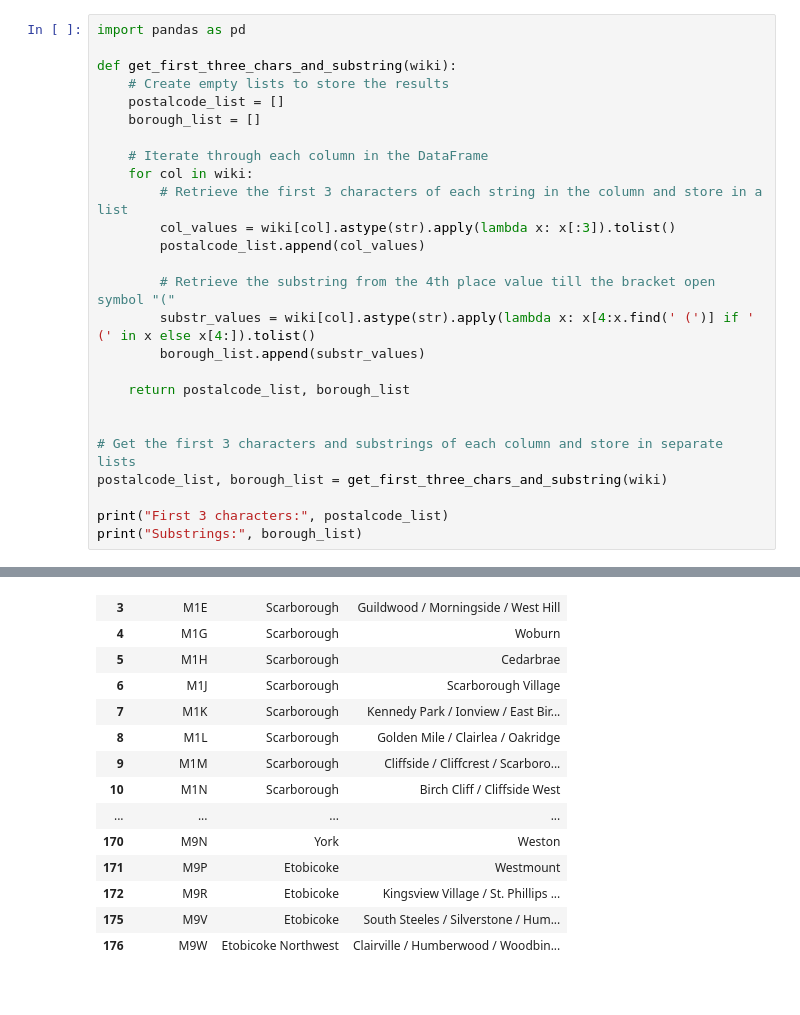
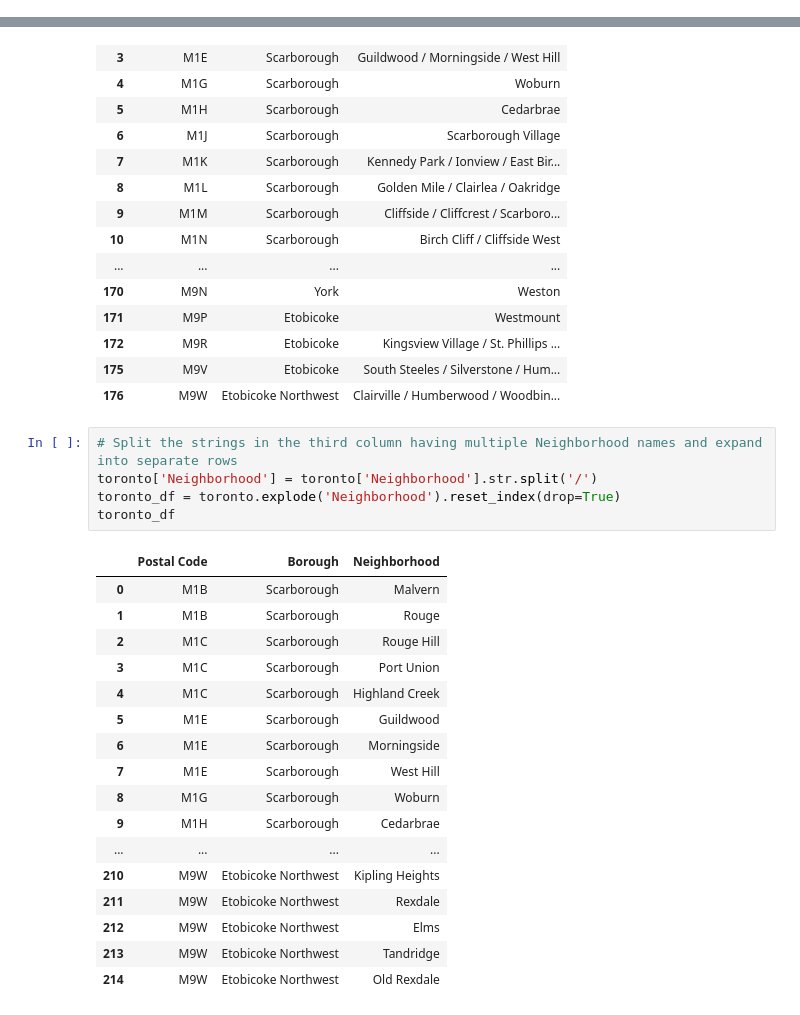
Before and after one commit to Dhruvi267/Market_segment, a Jupyter notebook: market-segmentation.ipynb, the cells around one changed output, grey strips where cells are left out. Drawn from its saved outputs; the diff is of its cells as text.

```diff
--- a/market-segmentation.ipynb
+++ b/market-segmentation.ipynb
@@ -47,29 +46,3 @@ wiki
 | 17 | M1X Scarborough (Upper Rouge) | M2X Not assigned | M3X Not assigned | M4X Downtown Toronto (St. James T... | M5X Downtown Toronto (First Canad... | M6X Not assigned | M7X Not assigned | M8X Etobicoke (The Kingsway / Mon... | M9X Not assigned |
 | 18 | M1Y Not assigned | M2Y Not assigned | M3Y Not assigned | M4Y Downtown Toronto (Church and ... | M5Y Not assigned | M6Y Not assigned | M7Y East Toronto Business reply m... | M8Y Etobicoke (Old Mill South / K... | M9Y Not assigned |
 | 19 | M1Z Not assigned | M2Z Not assigned | M3Z Not assigned | M4Z Not assigned | M5Z Not assigned | M6Z Not assigned | M7Z Not assigned | M8Z Etobicoke (Mimico NW / The Qu... | M9Z Not assigned |
-# %%
-import pandas as pd
-
-def get_first_three_chars_and_substring(wiki):
-    # Create empty lists to store the results
-    postalcode_list = []
-    borough_list = []
-
-    # Iterate through each column in the DataFrame
-    for col in wiki:
-        # Retrieve the first 3 characters of each string in the column and store in a list
-        col_values = wiki[col].astype(str).apply(lambda x: x[:3]).tolist()
-        postalcode_list.append(col_values)
-
-        # Retrieve the substring from the 4th place value till the bracket open symbol "("
-        substr_values = wiki[col].astype(str).apply(lambda x: x[4:x.find(' (')] if ' (' in x else x[4:]).tolist()
-        borough_list.append(substr_values)
-
-    return postalcode_list, borough_list
-
-
-# Get the first 3 characters and substrings of each column and store in separate lists
-postalcode_list, borough_list = get_first_three_chars_and_substring(wiki)
-
-print("First 3 characters:", postalcode_list)
-print("Substrings:", borough_list)
@@ -140,3 +110,26 @@ toronto
 | 172 | M9R | Etobicoke | Kingsview Village / St. Phillips ... |
 | 175 | M9V | Etobicoke | South Steeles / Silverstone / Hum... |
 | 176 | M9W | Etobicoke Northwest | Clairville / Humberwood / Woodbin... |
+# %%
+# Split the strings in the third column having multiple Neighborhood names and expand into separate rows
+toronto['Neighborhood'] = toronto['Neighborhood'].str.split('/')
+toronto_df = toronto.explode('Neighborhood').reset_index(drop=True)
+toronto_df
+# %% [output]
+|  | Postal Code | Borough | Neighborhood |
+| 0 | M1B | Scarborough | Malvern |
+| 1 | M1B | Scarborough | Rouge |
+| 2 | M1C | Scarborough | Rouge Hill |
+| 3 | M1C | Scarborough | Port Union |
+| 4 | M1C | Scarborough | Highland Creek |
+| 5 | M1E | Scarborough | Guildwood |
+| 6 | M1E | Scarborough | Morningside |
+| 7 | M1E | Scarborough | West Hill |
+| 8 | M1G | Scarborough | Woburn |
+| 9 | M1H | Scarborough | Cedarbrae |
+| ... | ... | ... | ... |
+| 210 | M9W | Etobicoke Northwest | Kipling Heights |
+| 211 | M9W | Etobicoke Northwest | Rexdale |
+| 212 | M9W | Etobicoke Northwest | Elms |
+| 213 | M9W | Etobicoke Northwest | Tandridge |
+| 214 | M9W | Etobicoke Northwest | Old Rexdale |
```
Also changed, not shown: parts of 5 cells of this notebook.
